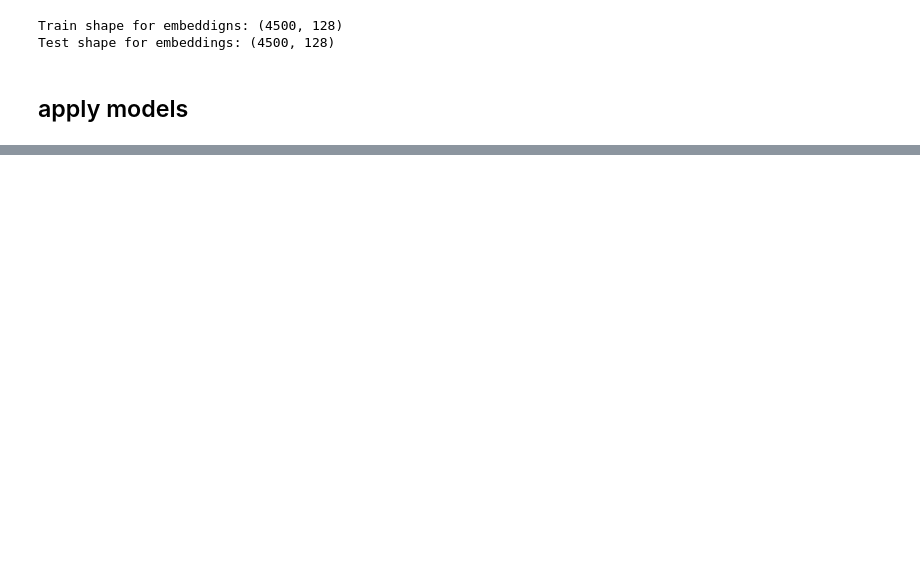
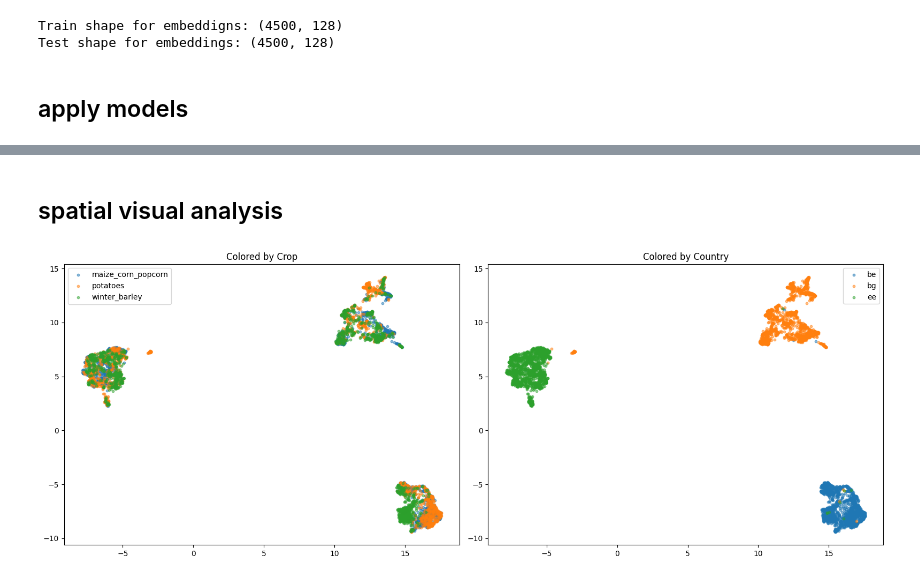
Before and after one commit to beatrizbsperes/SpatialTemporal_generalization_of_SITS_FM, a Jupyter notebook: 5_spatial_generalization.ipynb, the cells around one changed output, grey strips where cells are left out. Cells and saved outputs as stored; diff of their text form; code cells hidden in the pictures; blank space fills up the shorter version.

```diff
--- a/5_spatial_generalization.ipynb
+++ b/5_spatial_generalization.ipynb
@@ -533,0 +561,2 @@ maize_corn_popcorn       0.98      0.82      0.90      1500
+# %% [markdown]
+## spatial visual analysis
@@ -533,0 +583,37 @@ maize_corn_popcorn       0.98      0.82      0.90      1500
+# %%
+def plot_embedding_space(data, labels, method='umap'):
+    data_2d = reducer(data.values, method=method)
+
+    fig, axes = plt.subplots(1, 2, figsize=(16, 6))
+
+    # color by crop
+    crops = labels['crop'].unique()
+
+    ax = axes[0]
+    for crop in crops:
+        mask = labels['crop'] == crop
+        ax.scatter(data_2d[mask, 0], data_2d[mask, 1], label=crop, alpha=0.5, s=10)
+    ax.set_title('Colored by Crop')
+    ax.legend()
+
+    # color by country
+    countries = labels['country'].unique()
+
+    ax = axes[1]
+    for i, country in enumerate(countries):
+        mask = labels['country'] == country
+        ax.scatter(data_2d[mask, 0], data_2d[mask, 1], label=country, alpha=0.5, s=10)
+    ax.set_title('Colored by Country')
+    ax.legend()
+
+    plt.tight_layout()
+    plt.show()
+
+    return data_2d
+# %%
+# raw test
+emb_2d = plot_embedding_space(raw_x_test,
+                              raw_test_df,
+                              method='umap')
+# %% [output]
+[figure, added]
```
Also changed, not shown: parts of 21 cells of this notebook, 8 other files.
